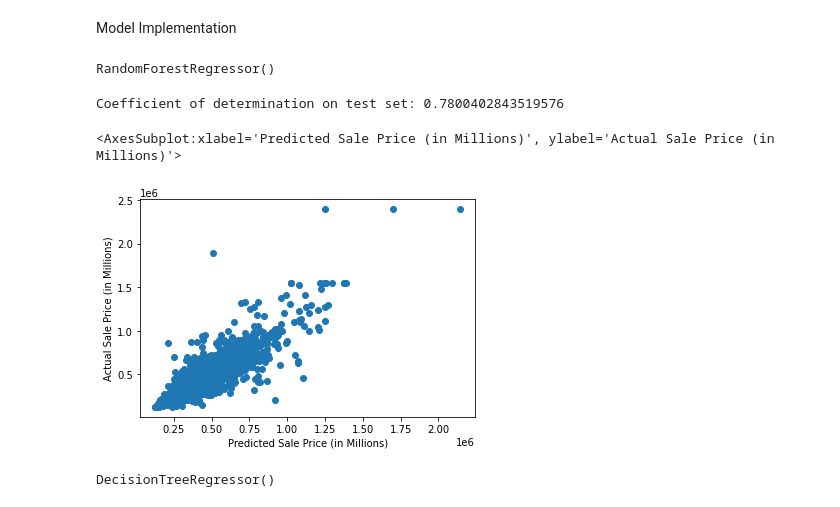
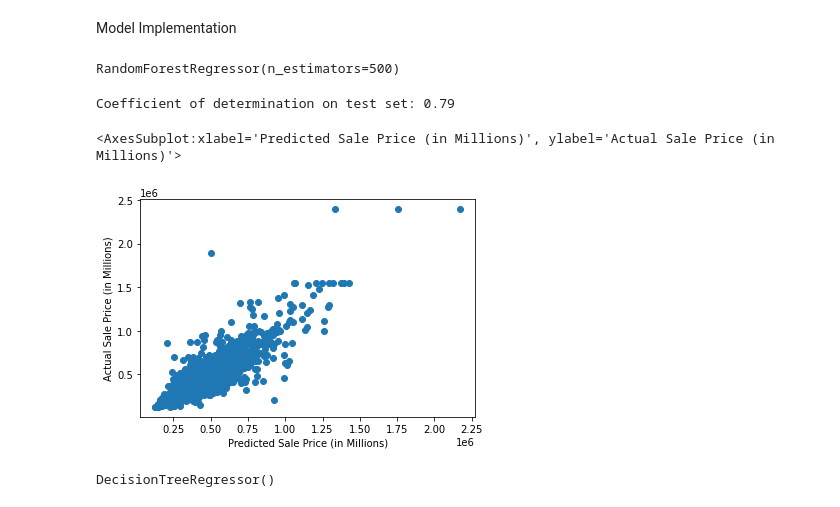
Before and after one commit to katechez8/Stat-451-Final-Project, a Jupyter notebook: data-cleaning.ipynb, the cells around one changed output. Cells and saved outputs as stored; diff of their text form; code cells hidden in the pictures.

Commit message:
random forest optimized

```diff
--- a/data-cleaning.ipynb
+++ b/data-cleaning.ipynb
@@ -86,24 +86,34 @@ FSLPRbox.xaxis.set_visible(False)
 # %% [markdown]
 Model Implementation
 # %%
-#train random forest model
-rForest = RandomForestRegressor()
-rForest.fit(xTrain, yTrain.values.ravel(),
-           sample_weight = training_weights)
+#Random Forest
+rForest = RandomForestRegressor(n_estimators=500)
+
+# hyper-parameter optimization was run with the following grid search layout
+# I have commented it out and changed the main regressor to reflect the best parameters to save time
+
+# params = {
+#        'n_estimators': [100, 250, 500, 1000],
+# }
+
+# gridForest = GridSearchCV(estimator = rForest, param_grid = params, n_jobs = -1)
+# gridForest.fit(xTrain, yTrain.values.ravel(), sample_weight = training_weights)
+# print('best parameters:', gridForest.best_params_)
+
+rForest.fit(xTrain, yTrain.values.ravel(), sample_weight = training_weights)
 # %% [output]
-RandomForestRegressor()
+RandomForestRegressor(n_estimators=500)
 # %%
 #evaluate model in another cell so don't need to refit model every time
 yHatForest = rForest.predict(xTest)
-scoreForest = rForest.score(xTest, yTest,
-                           sample_weight = testing_weights)
-print('Coefficient of determination on test set:', scoreForest)
+scoreForest = rForest.score(xTest, yTest, sample_weight = testing_weights)
+print('Coefficient of determination on test set:', np.round(scoreForest,2))
 
 PlotScatter(yHatForest)
 # %% [output]
-Coefficient of determination on test set: 0.7800402843519576
+Coefficient of determination on test set: 0.79
 <AxesSubplot:xlabel='Predicted Sale Price (in Millions)', ylabel='Actual Sale Price (in Millions)'>
-[figure, old version]
+[figure, new version]
 # %%
 #train decision tree
 tree = DecisionTreeRegressor()
```
Also changed, not shown: parts of 2 cells of this notebook.
